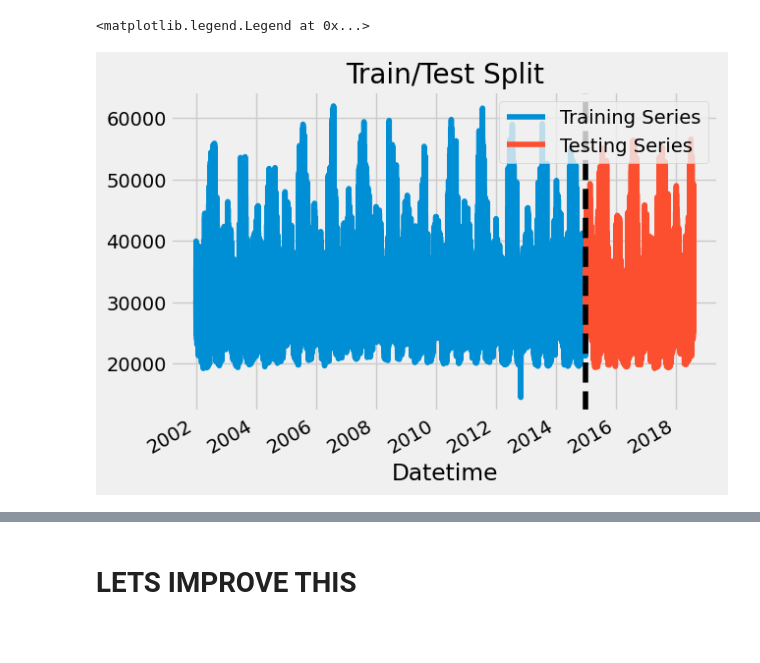
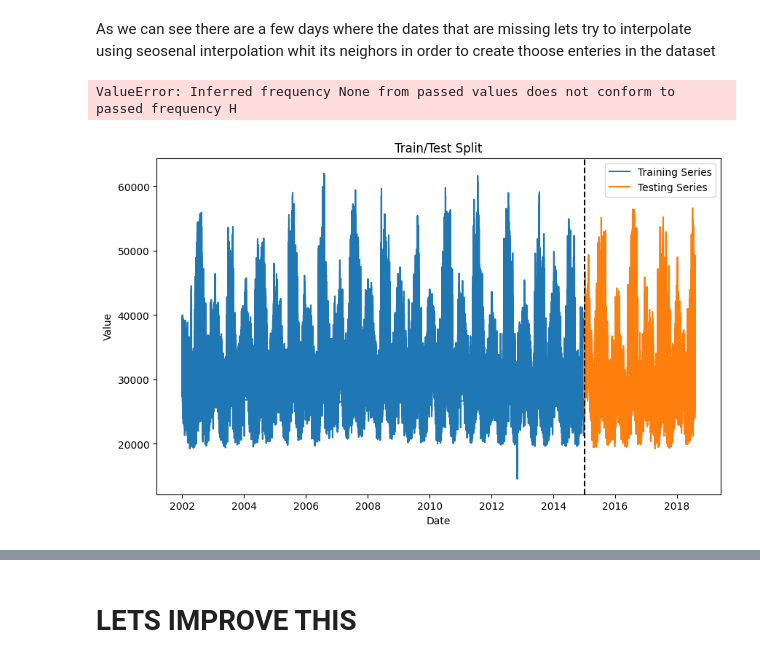
Before and after one commit to mArcio-Lmano/Data-Science, a Jupyter notebook: Forecasting/time_series.ipynb, the cells around one changed output, grey strips where cells are left out. Saved outputs shown, nothing was run; the diff lists cells and outputs as text; code cells hidden in the pictures; blank space fills up the shorter version.

```diff
--- a/Forecasting/time_series.ipynb
+++ b/Forecasting/time_series.ipynb
@@ -13,5 +15,6 @@ plt.style.use('fivethirtyeight')
 # %%
 df = pd.read_csv("PJME_hourly.csv")
-df.index = pd.to_datetime(df["Datetime"])
-df.head()
+df["Datetime"] = pd.to_datetime(df["Datetime"]).sort_values()
+df.set_index("Datetime", inplace=True)
+df.sort_index()
 # %% [output]
@@ -25,13 +99,41 @@ df.head()
+# %% [markdown]
+As we can see there are a few days where the dates that are missing lets try to interpolate using seosenal interpolation whit its neighors in order to create thoose enteries in the dataset
+# %%
+
+df.index.freq = 'H'
+decomposition = seasonal_decompose(df["PJME_MW"], model="additive")
+
+# Interpolate missing values within seasonal component
+seasonal_component = decomposition.seasonal
+interpolated_seasonal = seasonal_component.interpolate(method="linear", limit_direction="both")
+# Recombine seasonal component with trend and residual components
+reconstructed_data = decomposition.trend + interpolated_seasonal + decomposition.resid
+
+# Update original DataFrame with interpolated values
+df["Interpolated_PJME_MW"] = reconstructed_data
+
+# Print DataFrame to view interpolated values
+print(df)
+# %% [output]
+ValueError: Inferred frequency None from passed values does not conform to passed frequency H
 # %%
-train = df.loc[df.index < "01-01-2015"]
-test = df.loc[df.index > "01-01-2015"]
+train = df[df.index < "01-01-2015"]
+test = df[df.index > "01-01-2015"]
 
-fig, ax = plt.subplots()
-train.plot(ax=ax, label="Training Series", title="Train/Test Split")
-test.plot(ax=ax, label="Testing Series")
-ax.axvline("01-01-2015", color="black", ls="--")
+plt.figure(figsize=(10, 6))  # Set the figure size
 
-ax.legend(["Training Series", "Testing Series"])
+plt.plot(train.index, train["PJME_MW"], label="Training Series")
+plt.plot(test.index, test["PJME_MW"], label="Testing Series")
+
+
+plt.title("Train/Test Split")
+plt.axvline(pd.Timestamp("2015-01-01"), color="black", ls="--")
+
+plt.xlabel("Date")
+plt.ylabel("Value")
+
+plt.legend(["Training Series", "Testing Series"])
+
+plt.show()
 # %% [output]
-<matplotlib.legend.Legend at 0x...>
-[figure, old version]
+[figure, new version]
```
Also changed, not shown: parts of 34 cells of this notebook, 1 other file.
